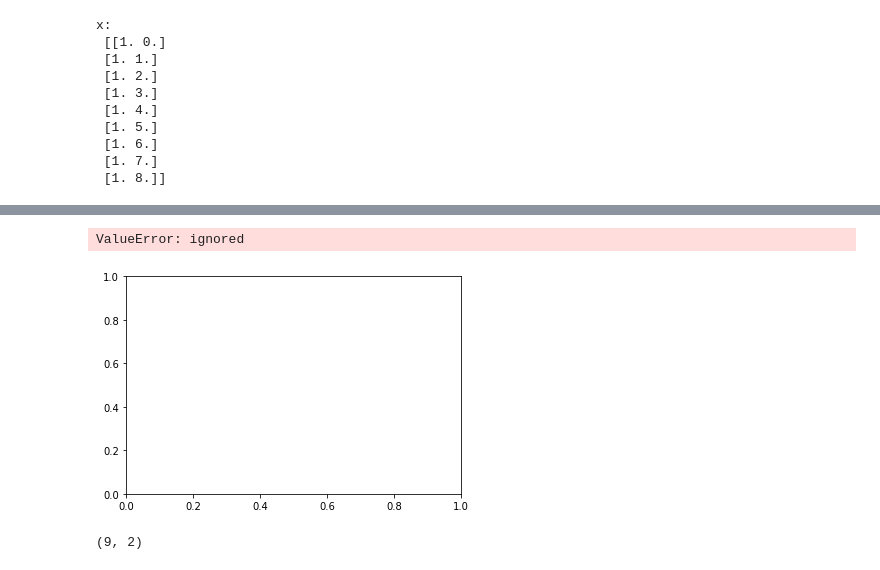
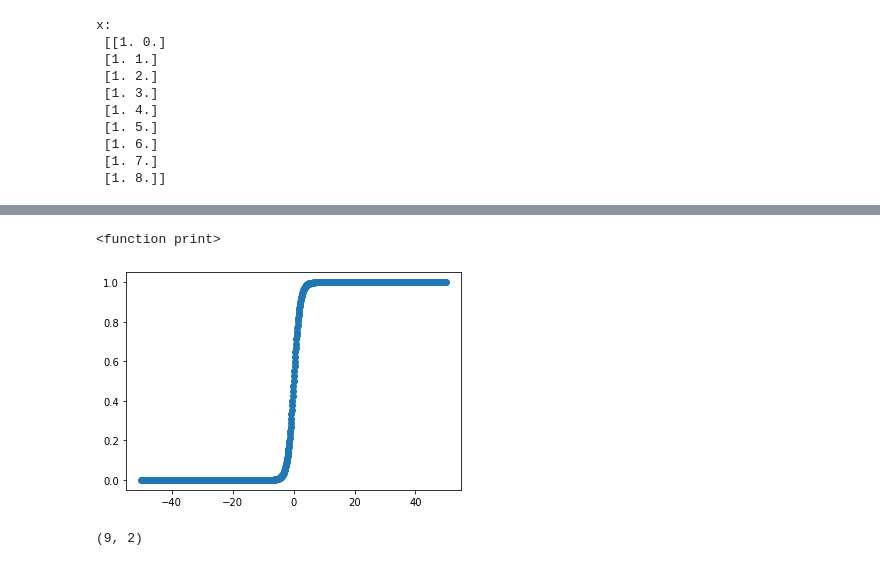
Before and after one commit to sefahw/AI-first-asignment, a Jupyter notebook: Untitled8.ipynb, the cells around one changed output, grey strips where cells are left out. Saved outputs shown, nothing was run; the diff lists cells and outputs as text; code cells hidden in the pictures.

```diff
--- a/Untitled8.ipynb
+++ b/Untitled8.ipynb
@@ -114,10 +254,13 @@ y:
+# %%
+print
+# %% [output]
+<function print>
 # %%
 z1=np.arange(-50,50,0.1)
-y1=1/(1+np.exp(-z))
+y1=1/(1+np.exp(-z1))
 
 plt .scatter(z1,y1)
 plt.show;
 # %% [output]
-ValueError: ignored
-[figure, old version]
+[figure, new version]
 # %%
```
Also changed, not shown: parts of 39 cells of this notebook.
